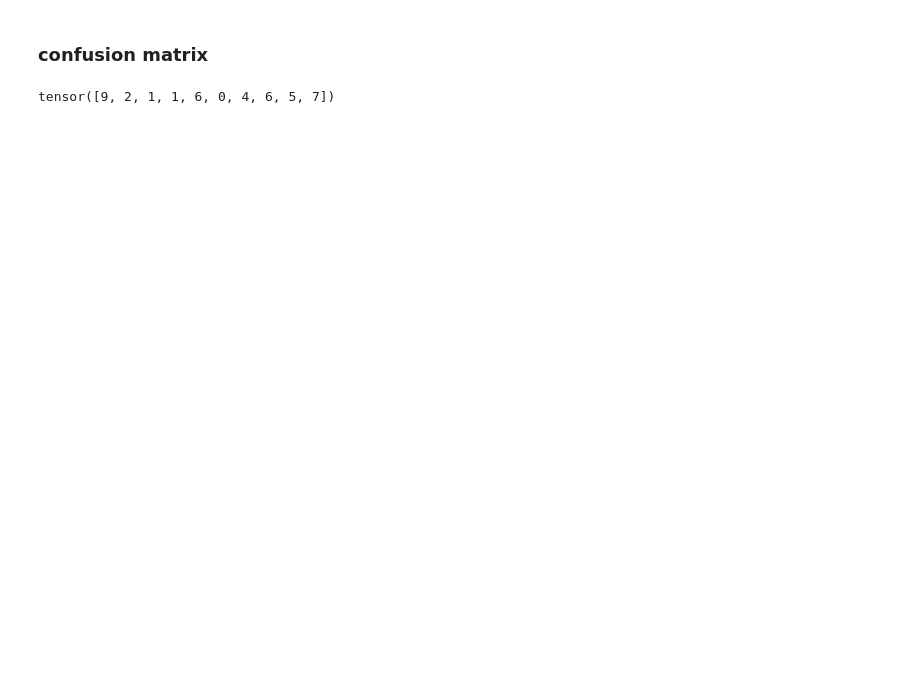
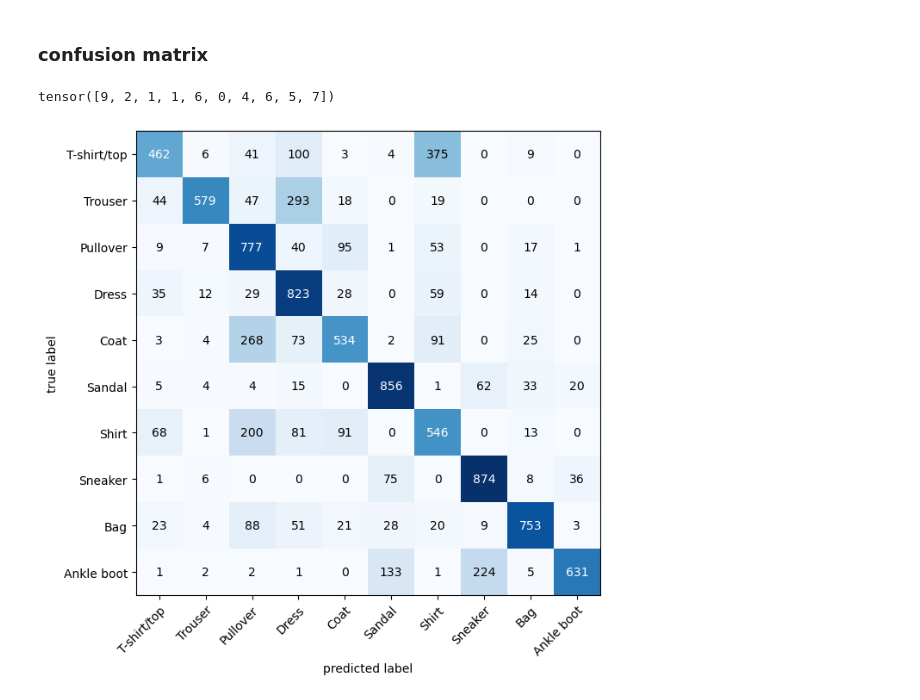
Before and after one commit to Hinski2/pytorchTutorial, a Jupyter notebook: notebook4.ipynb, the cells around one changed output. Cells and saved outputs as stored; diff of their text form; code cells hidden in the pictures; blank space fills up the shorter version.

```diff
--- a/notebook4.ipynb
+++ b/notebook4.ipynb
@@ -751,8 +776,8 @@ tensor([2, 4, 1, 5, 4, 2, 7, 7, 1, 8, 0, 4, 7, 8, 8, 4, 5, 1, 4, 8, 9, 6, 4, 9,
 # %% [markdown]
 ### confusion matrix
 # %%
-import mlxtend
-import torchmetrics
+from mlxtend.plotting import plot_confusion_matrix
+from torchmetrics import ConfusionMatrix
 
 preds = []
 model2.eval()
@@ -763,7 +788,18 @@ with torch.inference_mode():
         pred = torch.softmax(logit.squeeze(), dim=0).argmax(dim=1)
         preds.append(pred.cpu())
 
-pred_tensor = torch.cat(preds)
-pred_tensor[:10]
+y_pred_tensor = torch.cat(preds)
+y_pred_tensor[:10]
 # %% [output]
 tensor([9, 2, 1, 1, 6, 0, 4, 6, 5, 7])
+# %%
+confmat = ConfusionMatrix(num_classes=len(class_names), task='multiclass')
+confmat_tensor = confmat(preds=y_pred_tensor, target=test_data.targets)
+
+fig, ax = plot_confusion_matrix(
+    conf_mat=confmat_tensor.numpy(),
+    class_names=class_names,
+    figsize=(10, 7)
+)
+# %% [output]
+[figure, added]
```
Also changed, not shown: parts of 11 cells of this notebook, 1 other file.
